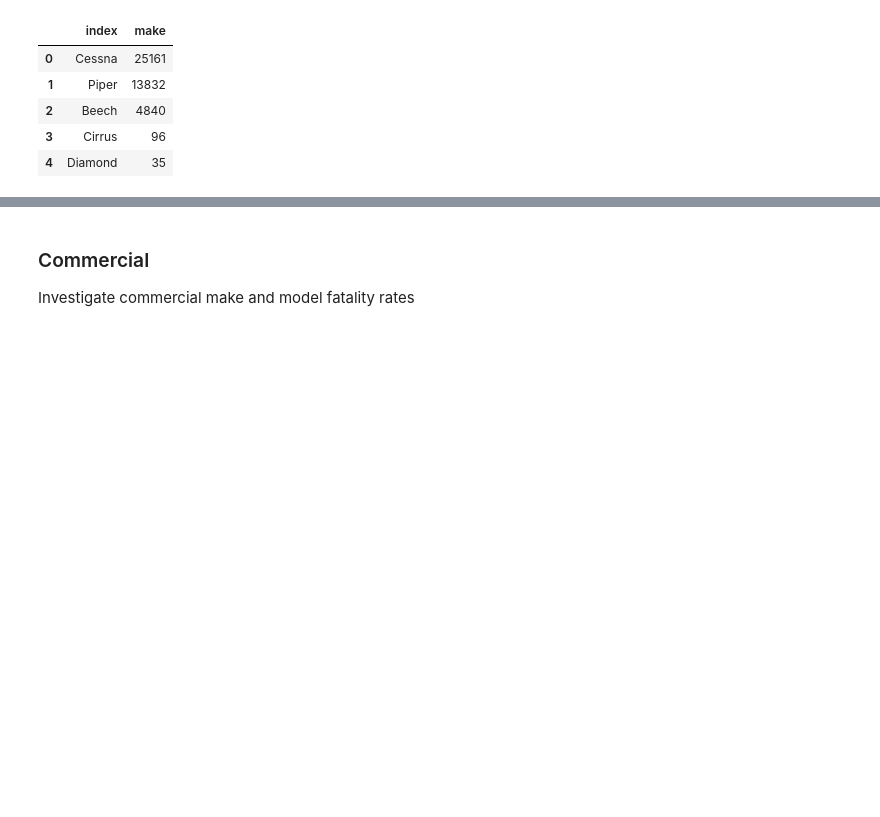
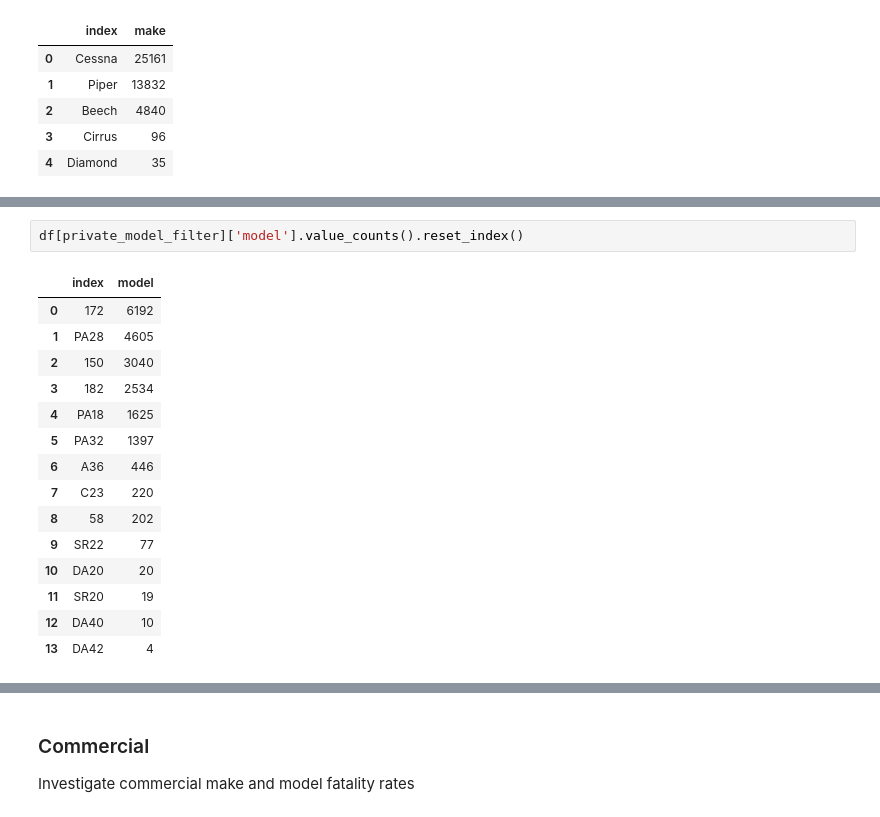
Before and after one commit to jamesleemeredith/aircraft-risk-analysis, a Jupyter notebook: code_package/eda_notebook.ipynb, the cells around one changed output, grey strips where cells are left out. Cells and saved outputs as stored; diff of their text form; blank space fills up the shorter version.

```diff
--- a/code_package/eda_notebook.ipynb
+++ b/code_package/eda_notebook.ipynb
@@ -315,2 +316,20 @@ fig.savefig("../images/private_fatality_rates_by_make.png");
+# %%
+df[private_model_filter]['model'].value_counts().reset_index()
+# %% [output]
+|  | index | model |
+| 0 | 172 | 6192 |
+| 1 | PA28 | 4605 |
+| 2 | 150 | 3040 |
+| 3 | 182 | 2534 |
+| 4 | PA18 | 1625 |
+| 5 | PA32 | 1397 |
+| 6 | A36 | 446 |
+| 7 | C23 | 220 |
+| 8 | 58 | 202 |
+| 9 | SR22 | 77 |
+| 10 | DA20 | 20 |
+| 11 | SR20 | 19 |
+| 12 | DA40 | 10 |
+| 13 | DA42 | 4 |
 # %%
 fig, ax = plt.subplots(figsize=(10, 10))
```
Also changed, not shown: parts of 4 cells of this notebook, 6 other files.
